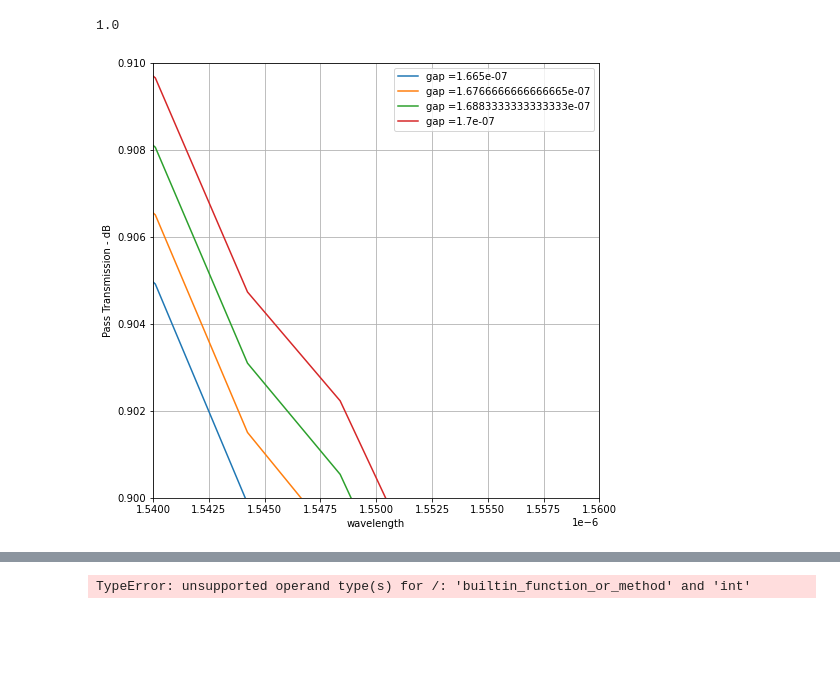
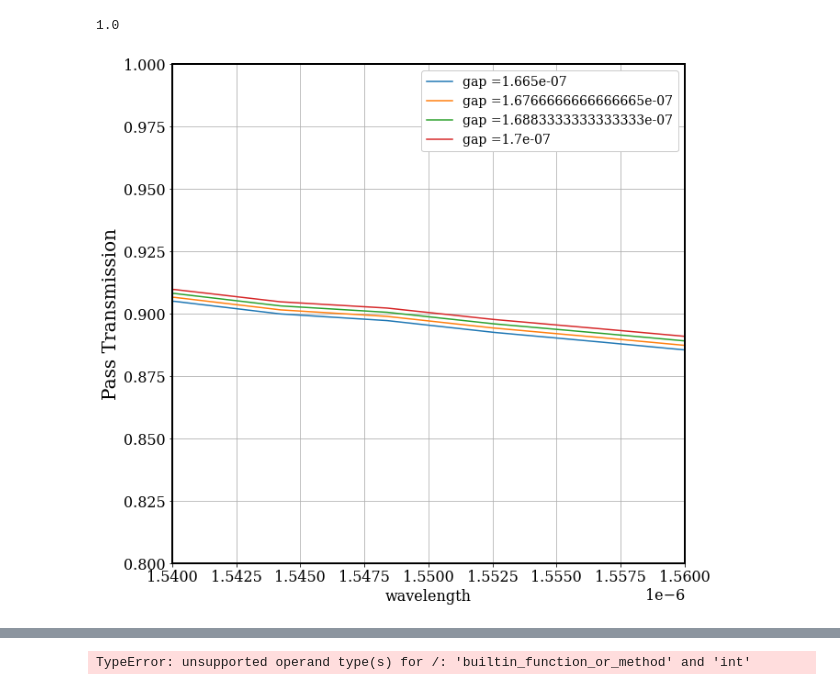
Before and after one commit to moisesoliveira08/Ring-Resonator, a Jupyter notebook: Ring-Resonator/halfring_straight.ipynb, the cells around one changed output, grey strips where cells are left out. Saved outputs shown, nothing was run; the diff lists cells and outputs as text; code cells hidden in the pictures; blank space fills up the shorter version.

```diff
--- a/Ring-Resonator/halfring_straight.ipynb
+++ b/Ring-Resonator/halfring_straight.ipynb
@@ -446,18 +446,20 @@ fdtd.addsweepresult("gap_sweep", Result_gap)
 fdtd.runsweep("gap_sweep")
 T = fdtd.getsweepresult("gap_sweep", "T")
 # %%
-figure6 = plt.figure(figsize=(8, 8))
+figure6 = plt.figure(figsize=(10, 10))
 gap = T['gap']
 wavelength = T['lambda']
 a = T['T']
 
-for i in range (0,number_of_points_gap):
+for i in range (0,4):
+    plt.rc('font', **font)
+    plt.rc('axes', linewidth=2)
     plt.plot(wavelength,((a[:,i])), label = "gap =" + str(str(gap[0,i])))
     plt.grid(True)
     plt.xlabel("wavelength")
-    plt.ylabel("Pass Transmission - dB")
-    plt.legend(loc = "upper right")
-    plt.ylim([0.9, 0.91])
+    plt.ylabel("Pass Transmission", size = '20')
+    plt.legend(loc = "upper right", framealpha = 1, fontsize = '14')
+    plt.ylim([0.8, 1])
     plt.xlim([1.54e-6,1.56e-6])
 # %% [output]
-[figure, old version]
+[figure, new version]
```
Also changed, not shown: parts of 47 cells of this notebook, 30 other files.
